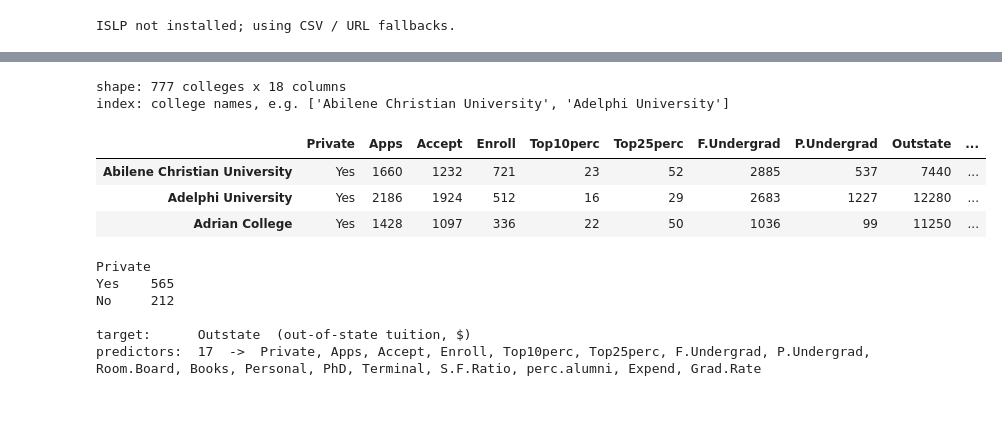
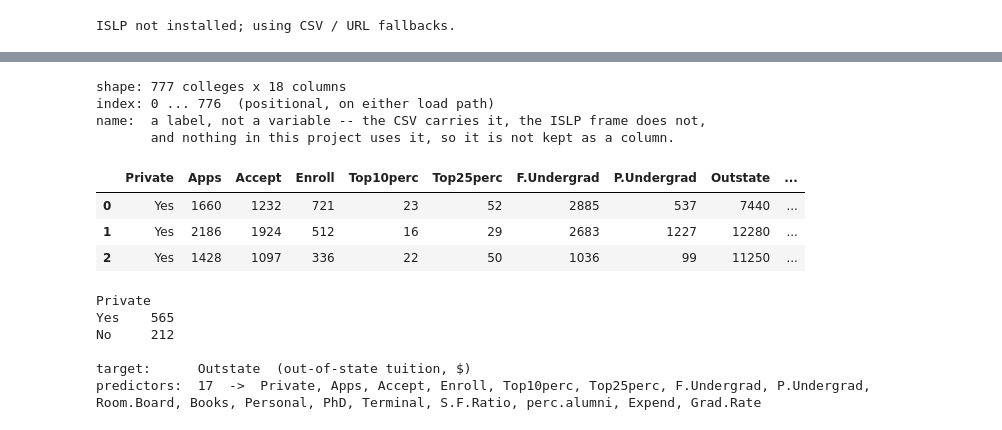
Before and after one commit to ChrisW09/Quantitative-Research-Methods, a Jupyter notebook: Projects/project_2_college/project_2_starter.ipynb, the cells around one changed output, grey strips where cells are left out. Drawn from its saved outputs; the diff is of its cells as text; code cells hidden in the pictures.

```diff
--- a/Projects/project_2_college/project_2_starter.ipynb
+++ b/Projects/project_2_college/project_2_starter.ipynb
@@ -119,16 +123,31 @@ pd.set_option('display.max_columns', 20)
 # %%
 college = load('College', index_col=0)      # first column = college name -> index, not a feature
 
+# load() returns the ISLP package's frame when ISLP is installed (as it is on Colab) and
+# the bundled CSV otherwise. Only the CSV path carries the institution's name -- as the
+# index, because of index_col=0; ISLP's frame does not ship the names at all. Nothing
+# below needs them, so both paths are normalised to a positional index here, and the
+# lines printed say only what is true either way. Printing an example name would be a
+# false statement on Colab, where there is none.
+has_names = college.index.dtype == object       # True on the CSV path, False under ISLP
+NAMES = list(college.index) if has_names else None
+
+college = college.reset_index(drop=True)
+
 print(f'shape: {college.shape[0]} colleges x {college.shape[1]} columns')
-print(f'index: college names, e.g. {list(college.index[:2])}')
+print(f'index: 0 ... {college.index[-1]}  (positional, on either load path)')
+print('name:  a label, not a variable -- the CSV carries it, the ISLP frame does not,')
+print('       and nothing in this project uses it, so it is not kept as a column.')
 college.head(3)
 # %% [output]
 shape: 777 colleges x 18 columns
-index: college names, e.g. ['Abilene Christian University', 'Adelphi University']
+index: 0 ... 776  (positional, on either load path)
+name:  a label, not a variable -- the CSV carries it, the ISLP frame does not,
+       and nothing in this project uses it, so it is not kept as a column.
 |  | Private | Apps | Accept | Enroll | Top10perc | Top25perc | F.Undergrad | P.Undergrad | Outstate | ... |
-| Abilene Christian University | Yes | 1660 | 1232 | 721 | 23 | 52 | 2885 | 537 | 7440 | ... |
-| Adelphi University | Yes | 2186 | 1924 | 512 | 16 | 29 | 2683 | 1227 | 12280 | ... |
-| Adrian College | Yes | 1428 | 1097 | 336 | 22 | 50 | 1036 | 99 | 11250 | ... |
+| 0 | Yes | 1660 | 1232 | 721 | 23 | 52 | 2885 | 537 | 7440 | ... |
+| 1 | Yes | 2186 | 1924 | 512 | 16 | 29 | 2683 | 1227 | 12280 | ... |
+| 2 | Yes | 1428 | 1097 | 336 | 22 | 50 | 1036 | 99 | 11250 | ... |
 # %%
 # `Private` is text and must be encoded before any sklearn model will accept it.
 print(college['Private'].value_counts().to_string())
```
Also changed, not shown: parts of 1 cell of this notebook, 6 other files.
